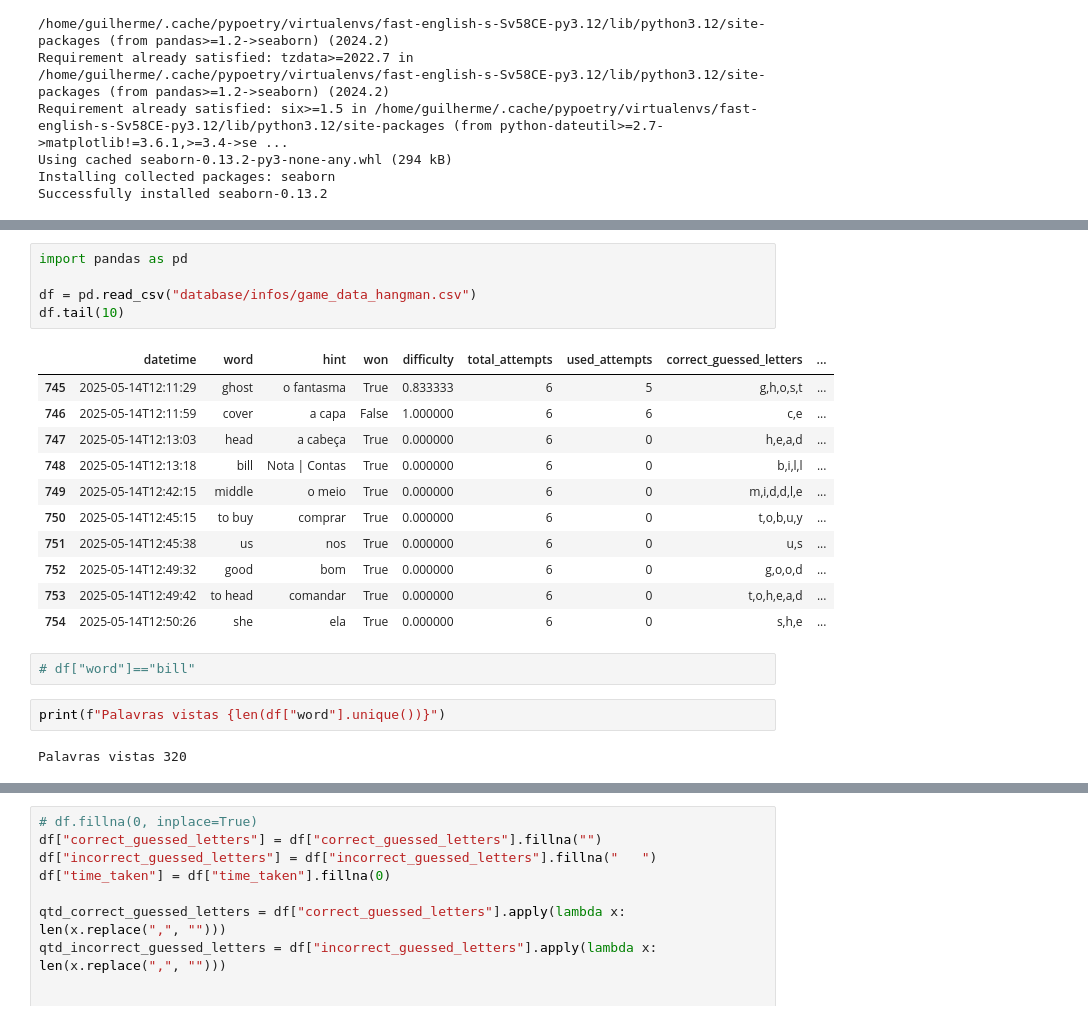
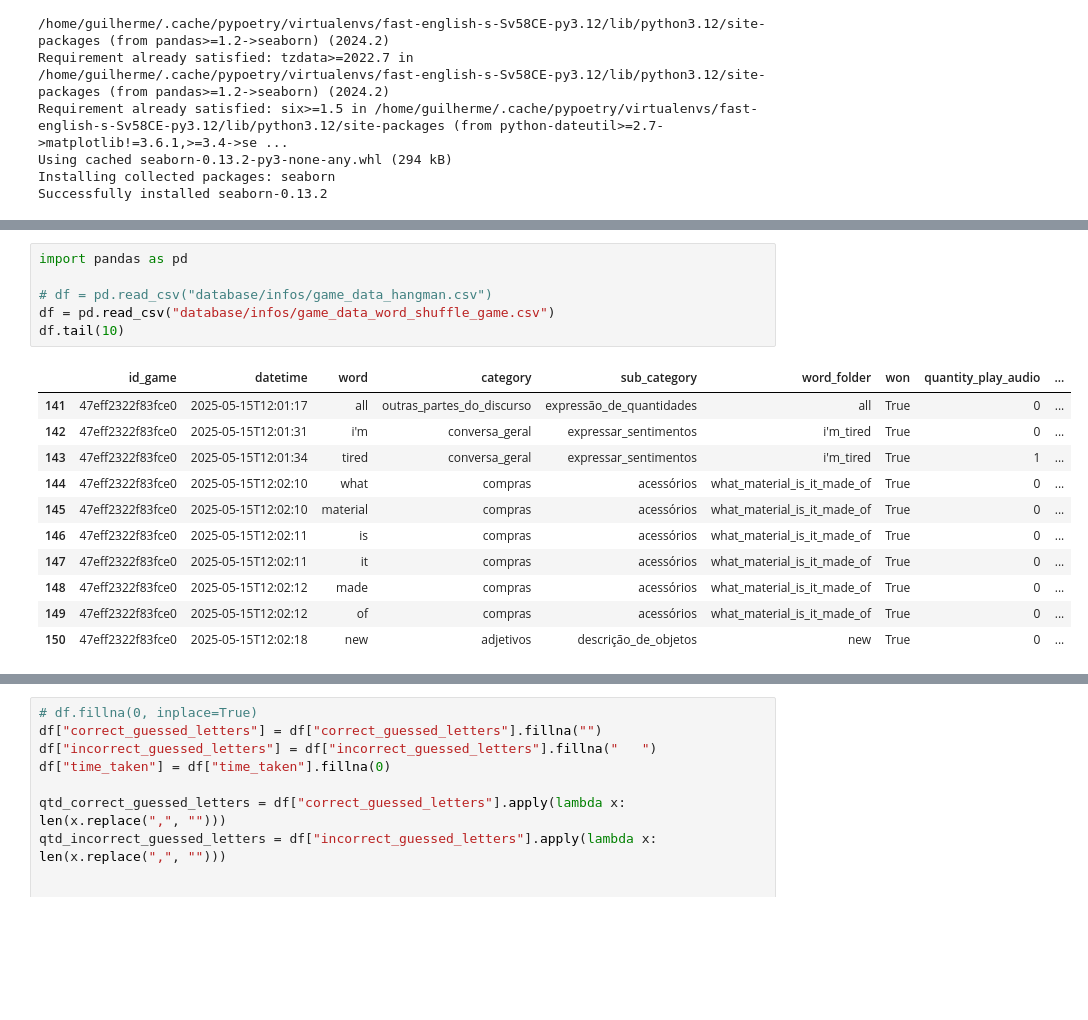
Before and after one commit to GuilhermeBranddao/fast-english, a Jupyter notebook: app/new_features/new_features/generate_statistc.ipynb, the cells around one changed output, grey strips where cells are left out. Cells and saved outputs as stored; diff of their text form; blank space fills up the shorter version.

```diff
--- a/app/new_features/new_features/generate_statistc.ipynb
+++ b/app/new_features/new_features/generate_statistc.ipynb
@@ -55,23 +55,18 @@ os.chdir("..")
 # %%
 import pandas as pd
 
-df = pd.read_csv("database/infos/game_data_hangman.csv")
+# df = pd.read_csv("database/infos/game_data_hangman.csv")
+df = pd.read_csv("database/infos/game_data_word_shuffle_game.csv")
 df.tail(10)
 # %% [output]
-|  | datetime | word | hint | won | difficulty | total_attempts | used_attempts | correct_guessed_letters | ... |
-| 745 | 2025-05-14T12:11:29 | ghost | o fantasma | True | 0.833333 | 6 | 5 | g,h,o,s,t | ... |
-| 746 | 2025-05-14T12:11:59 | cover | a capa | False | 1.000000 | 6 | 6 | c,e | ... |
-| 747 | 2025-05-14T12:13:03 | head | a cabeça | True | 0.000000 | 6 | 0 | h,e,a,d | ... |
-| 748 | 2025-05-14T12:13:18 | bill | Nota | Contas | True | 0.000000 | 6 | 0 | b,i,l,l | ... |
-| 749 | 2025-05-14T12:42:15 | middle | o meio | True | 0.000000 | 6 | 0 | m,i,d,d,l,e | ... |
-| 750 | 2025-05-14T12:45:15 | to buy | comprar | True | 0.000000 | 6 | 0 | t,o,b,u,y | ... |
-| 751 | 2025-05-14T12:45:38 | us | nos | True | 0.000000 | 6 | 0 | u,s | ... |
-| 752 | 2025-05-14T12:49:32 | good | bom | True | 0.000000 | 6 | 0 | g,o,o,d | ... |
-| 753 | 2025-05-14T12:49:42 | to head | comandar | True | 0.000000 | 6 | 0 | t,o,h,e,a,d | ... |
-| 754 | 2025-05-14T12:50:26 | she | ela | True | 0.000000 | 6 | 0 | s,h,e | ... |
+|  | id_game | datetime | word | category | sub_category | word_folder | won | quantity_play_audio | ... |
+| 141 | 47eff2322f83fce0 | 2025-05-15T12:01:17 | all | outras_partes_do_discurso | expressão_de_quantidades | all | True | 0 | ... |
+| 142 | 47eff2322f83fce0 | 2025-05-15T12:01:31 | i'm | conversa_geral | expressar_sentimentos | i'm_tired | True | 0 | ... |
+| 143 | 47eff2322f83fce0 | 2025-05-15T12:01:34 | tired | conversa_geral | expressar_sentimentos | i'm_tired | True | 1 | ... |
+| 144 | 47eff2322f83fce0 | 2025-05-15T12:02:10 | what | compras | acessórios | what_material_is_it_made_of | True | 0 | ... |
+| 145 | 47eff2322f83fce0 | 2025-05-15T12:02:10 | material | compras | acessórios | what_material_is_it_made_of | True | 0 | ... |
+| 146 | 47eff2322f83fce0 | 2025-05-15T12:02:11 | is | compras | acessórios | what_material_is_it_made_of | True | 0 | ... |
+| 147 | 47eff2322f83fce0 | 2025-05-15T12:02:11 | it | compras | acessórios | what_material_is_it_made_of | True | 0 | ... |
+| 148 | 47eff2322f83fce0 | 2025-05-15T12:02:12 | made | compras | acessórios | what_material_is_it_made_of | True | 0 | ... |
+| 149 | 47eff2322f83fce0 | 2025-05-15T12:02:12 | of | compras | acessórios | what_material_is_it_made_of | True | 0 | ... |
+| 150 | 47eff2322f83fce0 | 2025-05-15T12:02:18 | new | adjetivos | descrição_de_objetos | new | True | 0 | ... |
-# %%
-# df["word"]=="bill"
-# %%
-print(f"Palavras vistas {len(df["word"].unique())}")
-# %% [output]
-Palavras vistas 320
```
Also changed, not shown: parts of 8 cells of this notebook, 8 other files.
